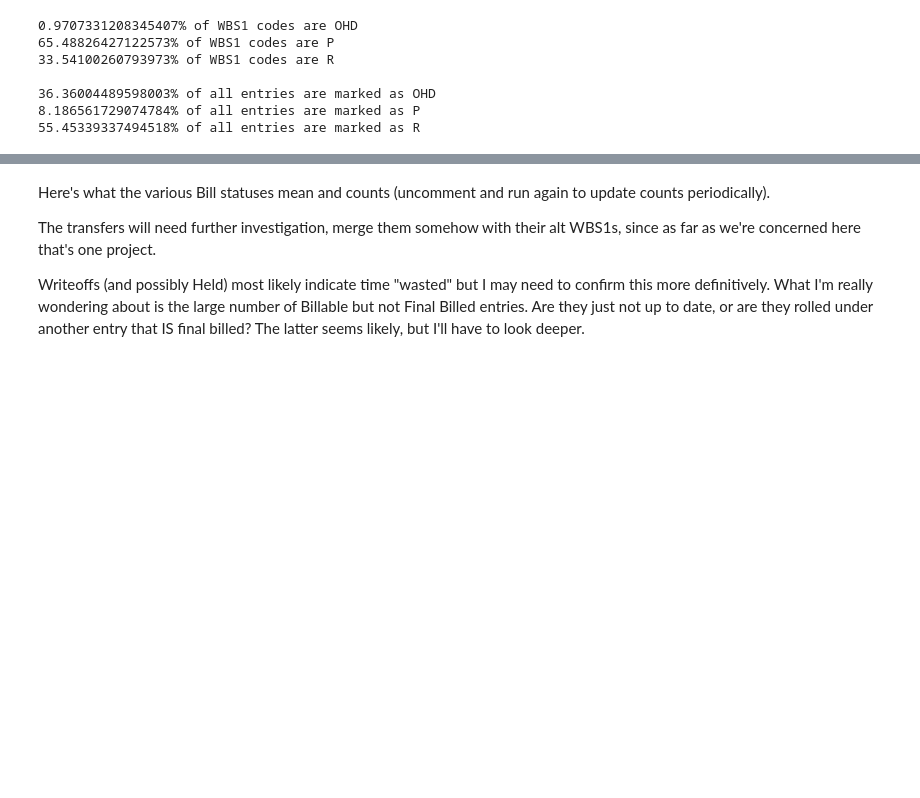
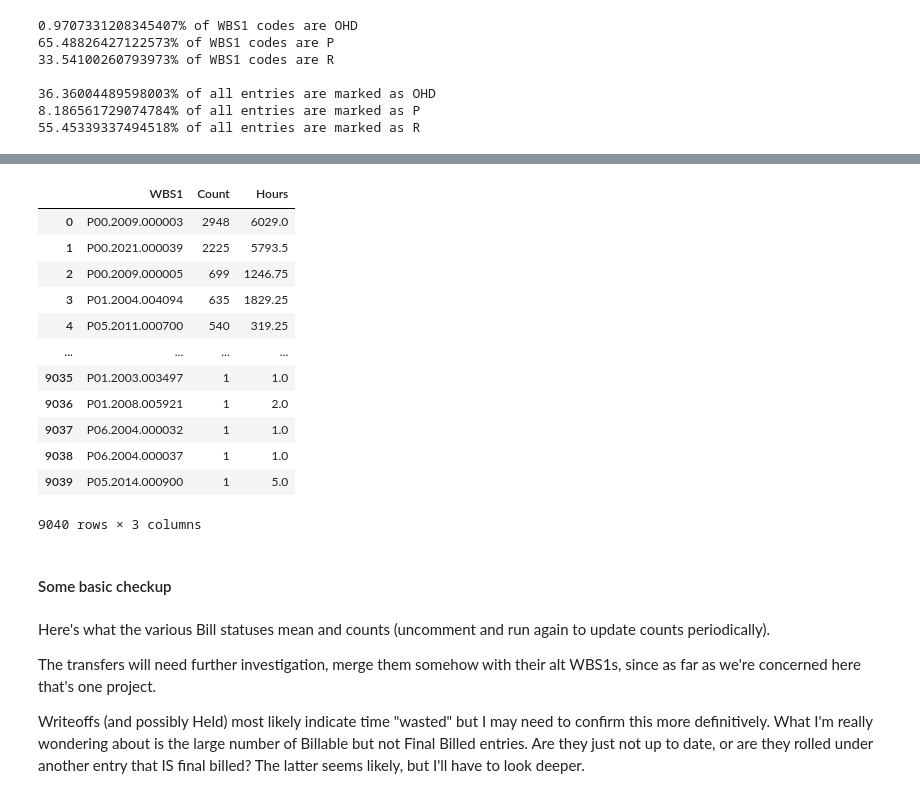
Before and after one commit to jhoward-FEA/Project-Foxrook, a Jupyter notebook: Initial Modeling and Viz.ipynb, the cells around one changed output, grey strips where cells are left out. Cells and saved outputs as stored; diff of their text form; code cells hidden in the pictures; blank space fills up the shorter version.

Commit message:
approaching a working version of hours-per-project

```diff
--- a/Initial Modeling and Viz.ipynb
+++ b/Initial Modeling and Viz.ipynb
@@ -162,0 +254,35 @@ df_LD[['RegAmt', 'Rate', 'BillExt', 'Category',  'ChargeType', 'RateType', 'Bill
+# %%
+## 7m execution time ##
+
+# for code in p_codes
+for code in df_codes['WBS1'].unique():
+    # find code slice of LD
+    temp_df_slice = active_df[active_df['WBS1'] == code]
+
+    # get employee slices
+    for employee in temp_df_slice['Name'].unique():
+        df_codes['Employee'][df_codes['WBS1'] == code] = employee
+        df_codes = pd.concat([df_codes, temp_df_slice], ignore_index=True)
+
+
+
+#         if df_codes['Employee'][df_codes['WBS1'] == code].notnull():
+#             df_codes = df_codes.append(df_codes[(df_codes['Code'] == code) & (df['Name'] != 'John')], ignore_index=True)
+
+
+
+
+#             df_codes['Employee'][df_codes['WBS1'] == code] = employee
+
+#         emp_temp_slice = temp_df_slice[temp_df_slice['Name'] == employee]
+
+#         # Get reg and overtime hours and amounts for that
+#         df_codes['RegHours'][df_codes['WBS1'] == code] = temp_df_slice['RegHrs'].sum()
+#         df_codes['OvtHours'][df_codes['WBS1'] == code] = temp_df_slice['OvtHrs'].sum()
+#         df_codes['RegAmount'][df_codes['WBS1'] == code] = temp_df_slice['RegAmount'].sum()
+#         df_codes['OvtAmount'][df_codes['WBS1'] == code] = temp_df_slice['OvtAmount'].sum()
+#         df_codes['Employees'][df_codes['WBS1'] == code] = temp_df_slice['Name'].unique()
+# #     print(f"for {code}: {temp_df_slice['RegHrs'].sum()} regular hours and {temp_df_slice['OvtHrs'].sum()} overtime hours recorded.")
+# #     print(temp_df_slice['WBS1'].iloc[0])
+
+# # sum RegHrs and OvtHrs
@@ -162,0 +305,16 @@ df_LD[['RegAmt', 'Rate', 'BillExt', 'Category',  'ChargeType', 'RateType', 'Bill
+# %%
+df_codes
+# %% [output]
+|  | WBS1 | Count | Hours |
+| 0 | P00.2009.000003 | 2948 | 6029.0 |
+| 1 | P00.2021.000039 | 2225 | 5793.5 |
+| 2 | P00.2009.000005 | 699 | 1246.75 |
+| 3 | P01.2004.004094 | 635 | 1829.25 |
+| 4 | P05.2011.000700 | 540 | 319.25 |
+| ... | ... | ... | ... |
+| 9035 | P01.2003.003497 | 1 | 1.0 |
+| 9036 | P01.2008.005921 | 1 | 2.0 |
+| 9037 | P06.2004.000032 | 1 | 1.0 |
+| 9038 | P06.2004.000037 | 1 | 1.0 |
+| 9039 | P05.2014.000900 | 1 | 5.0 |
+9040 rows × 3 columns
@@ -163,3 +323,5 @@ df_LD[['RegAmt', 'Rate', 'BillExt', 'Category',  'ChargeType', 'RateType', 'Bill
+# %% [markdown]
+#### Some basic checkup
 # %% [markdown]
 Here's what the various Bill statuses mean and counts (uncomment and run again to update counts periodically).
 
```
Also changed, not shown: parts of 17 cells of this notebook, 2 other files.
